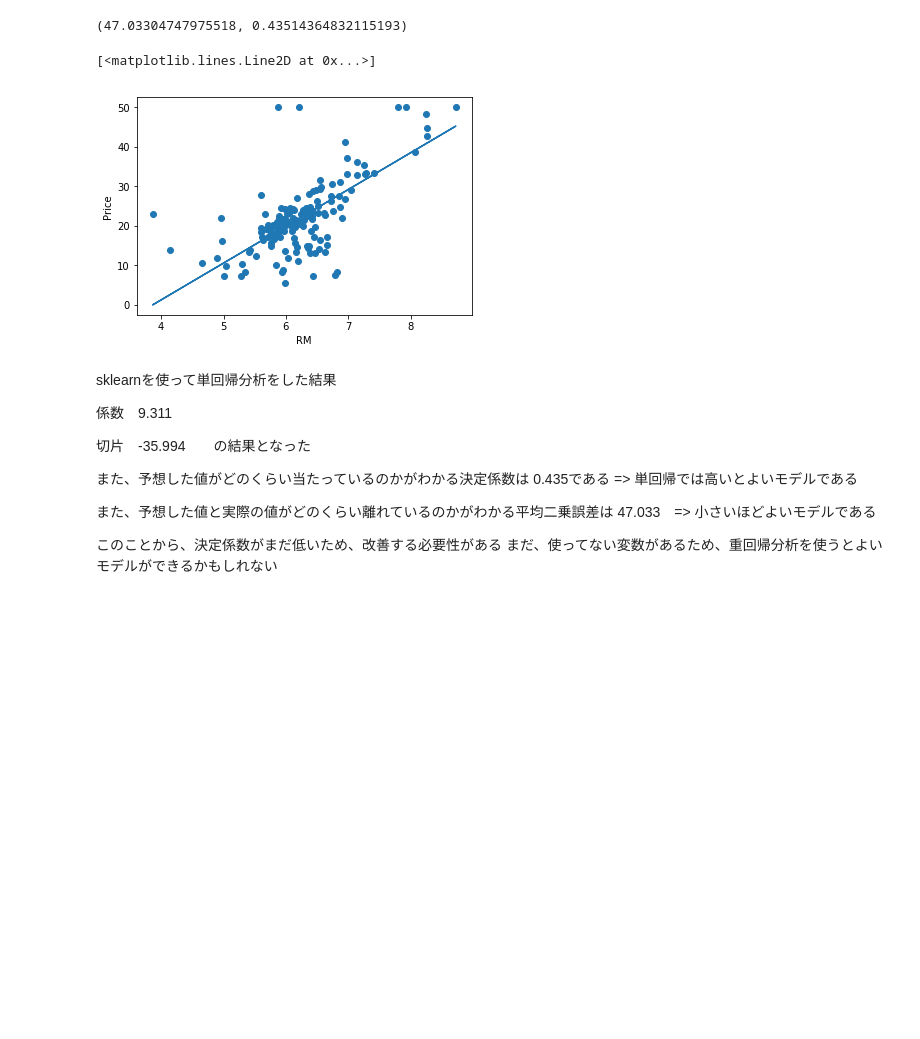
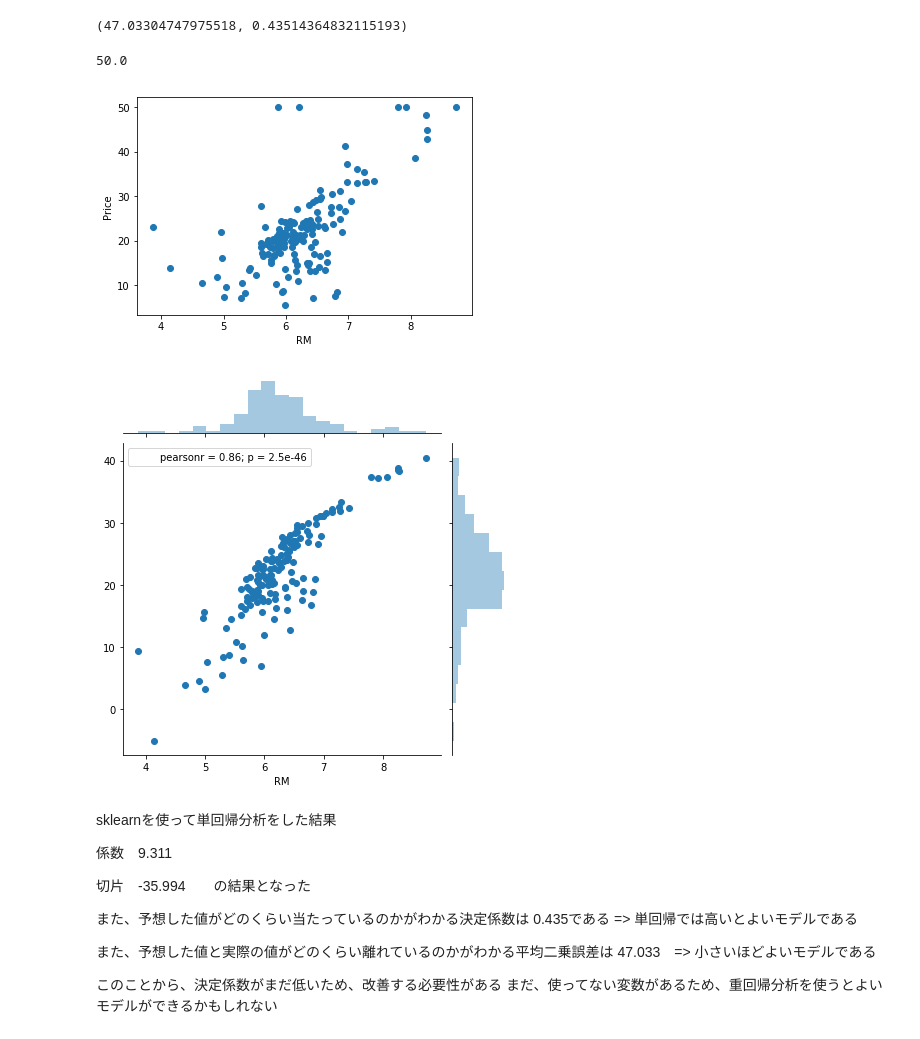
Before and after one commit to sigenogoro/pythondataset, a Jupyter notebook: boston.ipynb, the cells around one changed output. Drawn from its saved outputs; the diff is of its cells as text; code cells hidden in the pictures; blank space fills up the shorter version.

```diff
--- a/boston.ipynb
+++ b/boston.ipynb
@@ -143,12 +143,14 @@ mean_squared_error(y_test, y_pred), r2_score(y_test, y_pred)
 # %%
 plt.scatter(X_test[['RM']], y_test)
 plt.xlabel('RM')
 plt.ylabel('Price')
 
-plt.plot(X_test[['RM']], y_pred)
+sns.jointplot(X_test['RM'], y_pred)
+y_test.max()
 # %% [output]
-[<matplotlib.lines.Line2D at 0x...>]
+50.0
-[figure, old version]
+[figure, new version]
+[figure, added]
 # %% [markdown]
 sklearnを使って単回帰分析をした結果
 <p>係数　9.311</p>
```
Also changed, not shown: parts of 1 cell of this notebook, 6 other files.
